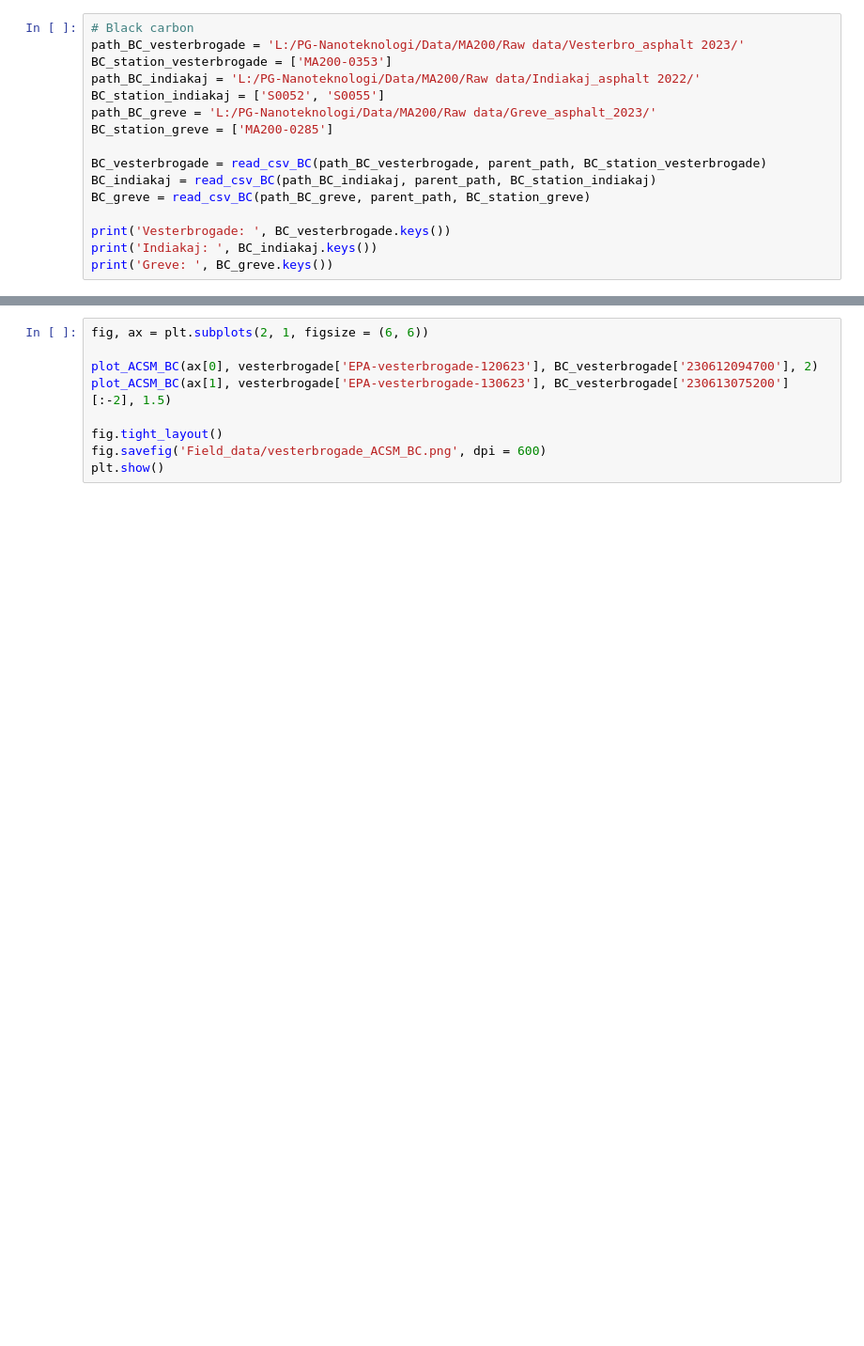
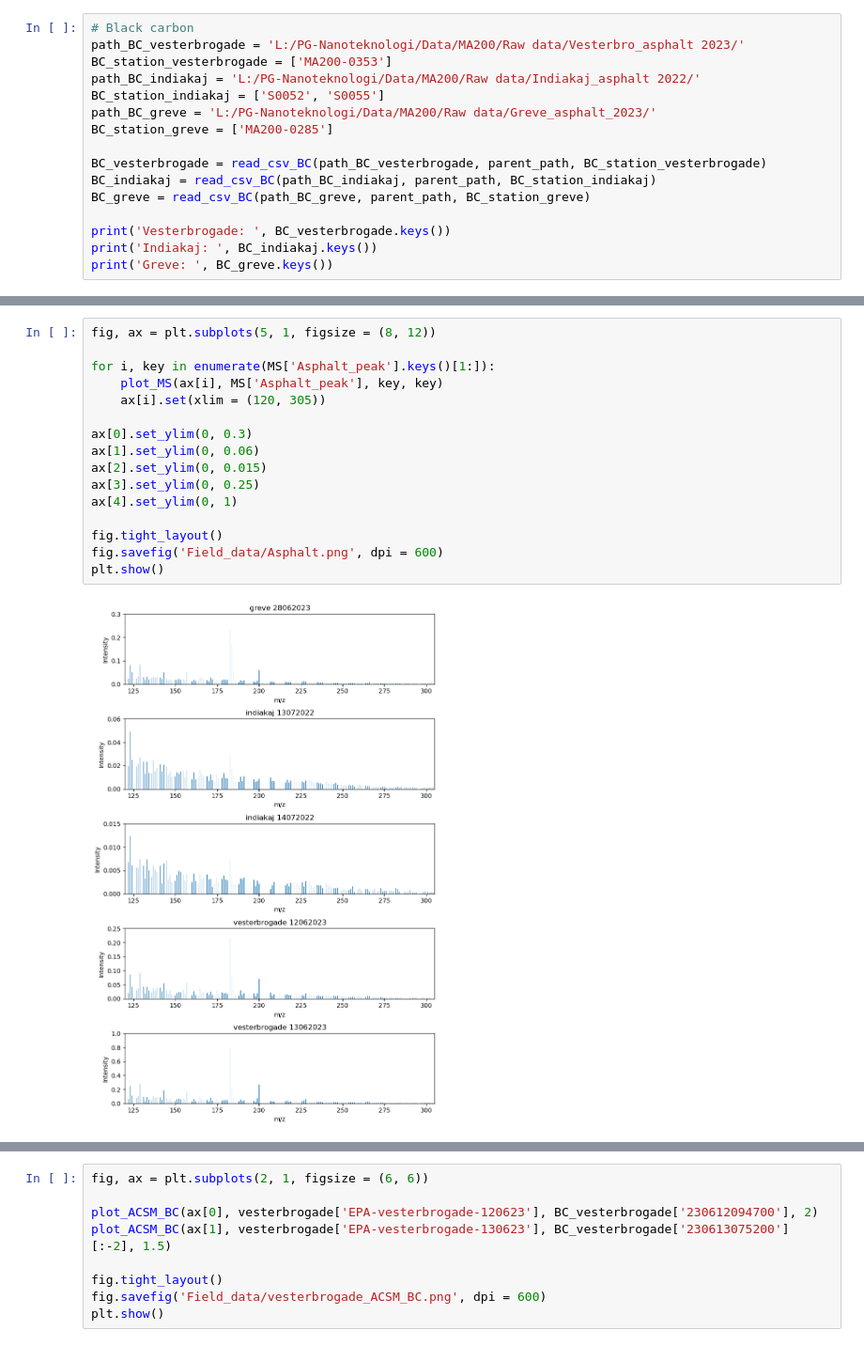
Before and after one commit to Normann25/NFA_project, a Jupyter notebook: field.ipynb, the cells around one changed output, grey strips where cells are left out. Shown at 94% size. Drawn from its saved outputs; the diff is of its cells as text; blank space fills up the shorter version.

```diff
--- a/field.ipynb
+++ b/field.ipynb
@@ -71,0 +75,18 @@ plt.show()
+# %%
+fig, ax = plt.subplots(5, 1, figsize = (8, 12))
+
+for i, key in enumerate(MS['Asphalt_peak'].keys()[1:]):
+    plot_MS(ax[i], MS['Asphalt_peak'], key, key)
+    ax[i].set(xlim = (120, 305))
+
+ax[0].set_ylim(0, 0.3)
+ax[1].set_ylim(0, 0.06)
+ax[2].set_ylim(0, 0.015)
+ax[3].set_ylim(0, 0.25)
+ax[4].set_ylim(0, 1)
+
+fig.tight_layout()
+fig.savefig('Field_data/Asphalt.png', dpi = 600)
+plt.show()
+# %% [output]
+[figure, added]
```
Also changed, not shown: parts of 5 cells of this notebook.
